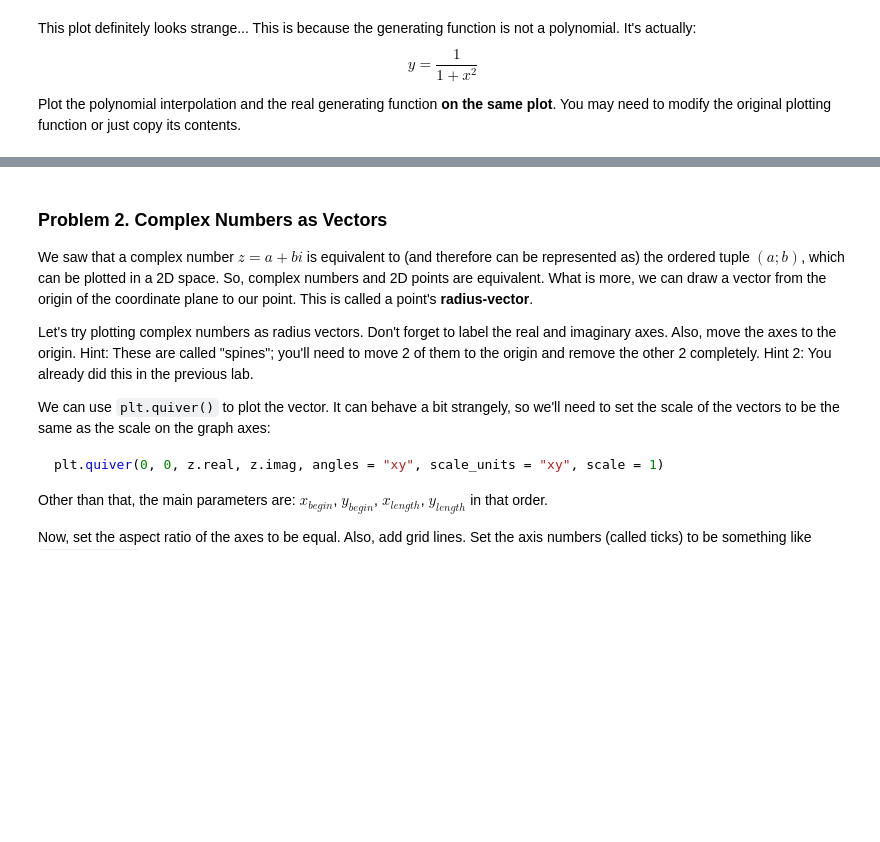
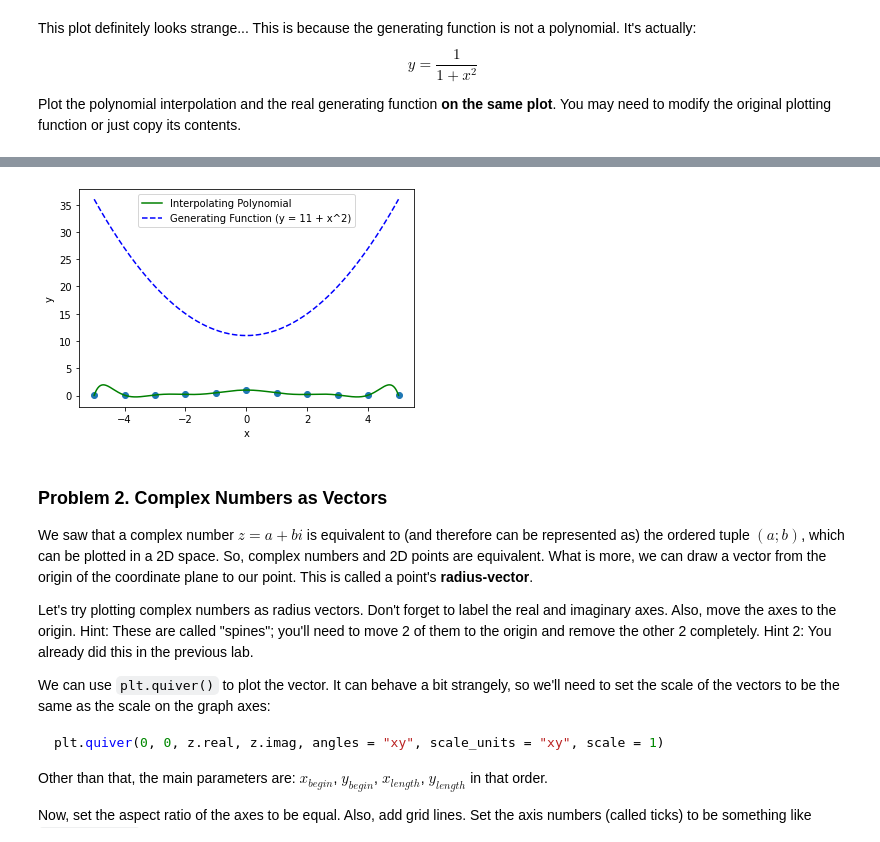
Before and after one commit to GalkaKG/Math-Concepts-for-Developers, a Jupyter notebook: 04. Exercise Basic algebra/Basic Algebra Exercise.ipynb, the cells around one changed output, grey strips where cells are left out. Drawn from its saved outputs; the diff is of its cells as text; code cells hidden in the pictures; blank space fills up the shorter version.

```diff
--- a/04. Exercise Basic algebra/Basic Algebra Exercise.ipynb
+++ b/04. Exercise Basic algebra/Basic Algebra Exercise.ipynb
@@ -143,3 +234,11 @@ Plot the polynomial interpolation and the real generating function **on the same
+# %%
+# Provide the points where the generating function is defined
+points = np.array([(-5, 0.03846), (-4, 0.05882), (-3, 0.1), (-2, 0.2), (-1, 0.5), (0, 1), (1, 0.5), (2, 0.2), (3, 0.1), (4, 0.05882), (5, 0.03846)])
+
+# Interpolating polynomial and real generating function
+interpolate_polynomial(points, len(points) - 1, np.min(points[:, 0]), np.max(points[:, 0]), plot_real_function=True)
+# %% [output]
+[figure, added]
 # %% [markdown]
 ### Problem 2. Complex Numbers as Vectors
 We saw that a complex number $z = a + bi$ is equivalent to (and therefore can be represented as) the ordered tuple $(a; b)$, which can be plotted in a 2D space. So, complex numbers and 2D points are equivalent. What is more, we can draw a vector from the origin of the coordinate plane to our point. This is called a point's **radius-vector**.
```
Also changed, not shown: parts of 15 cells of this notebook.
